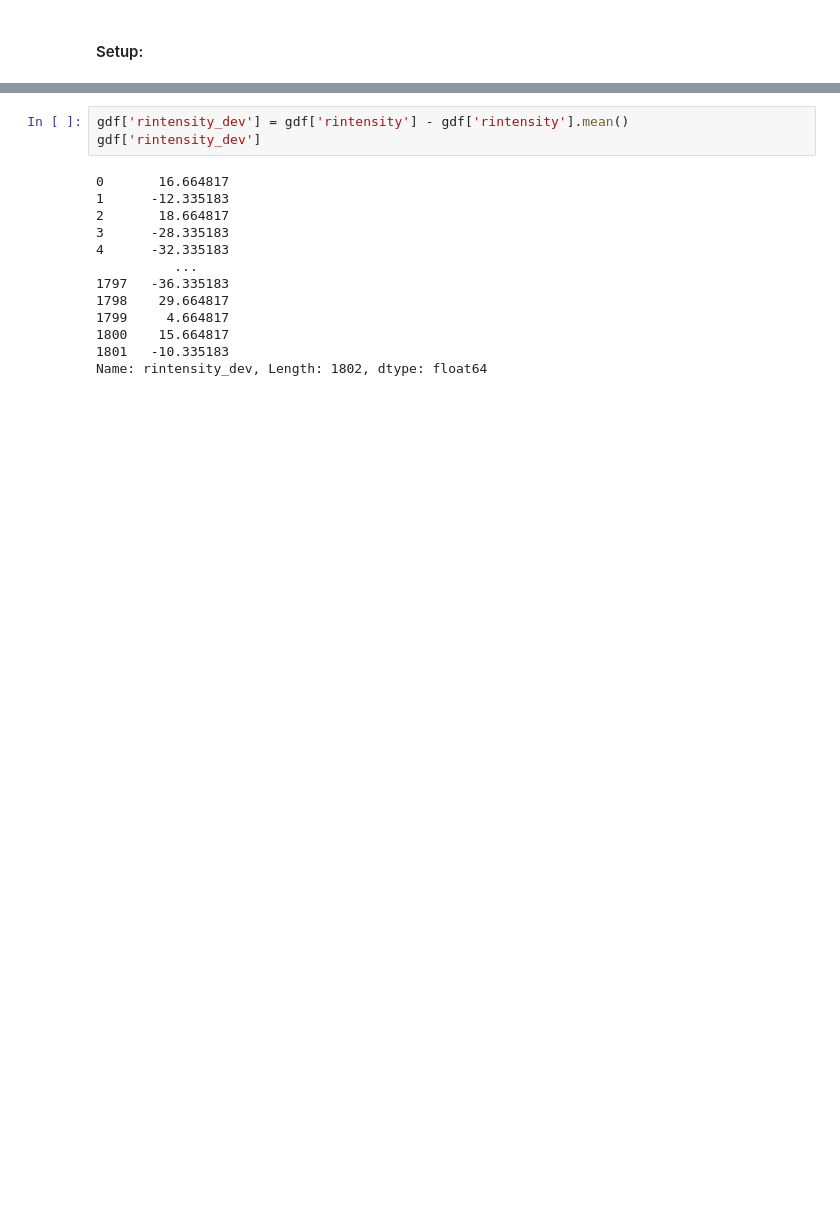
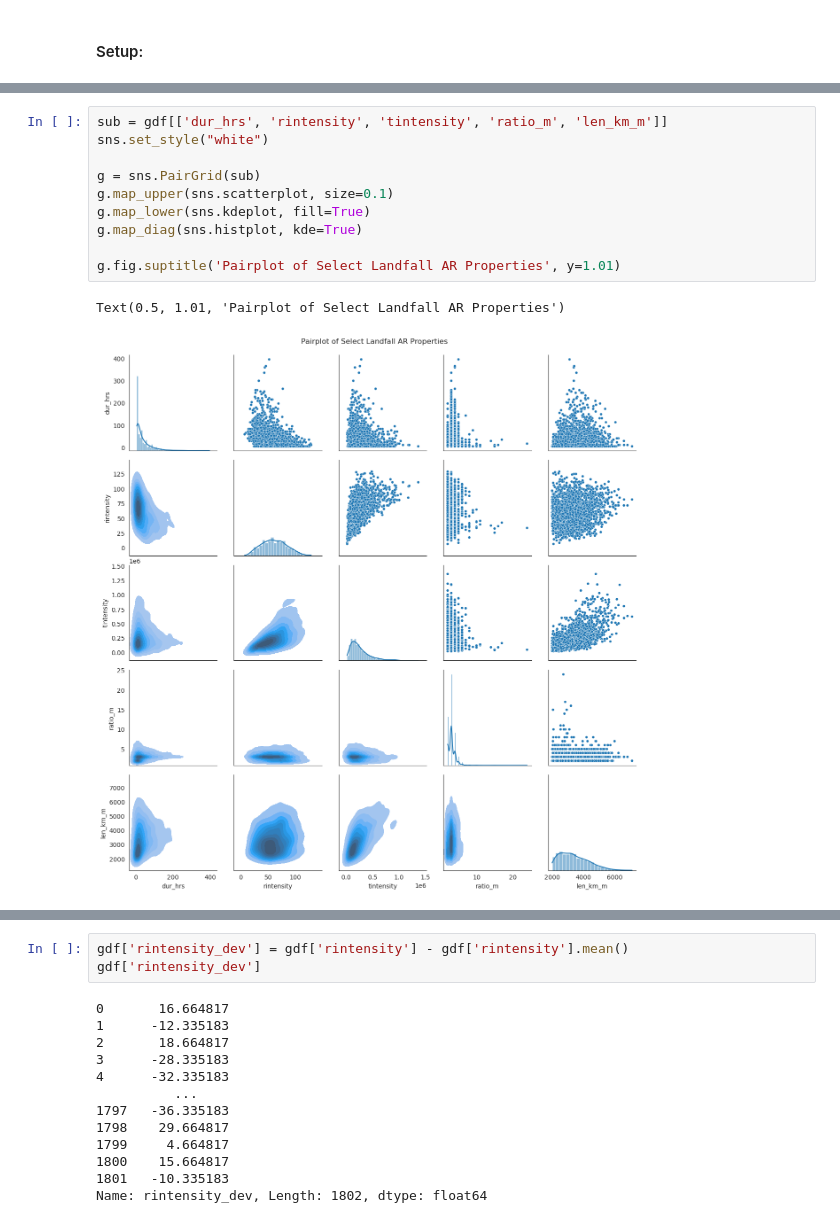
Before and after one commit to ua-snap/ar_avalanche, a Jupyter notebook: AR_QC.ipynb, the cells around one changed output, grey strips where cells are left out. Drawn from its saved outputs; the diff is of its cells as text; blank space fills up the shorter version.

```diff
--- a/AR_QC.ipynb
+++ b/AR_QC.ipynb
@@ -101,3 +173,16 @@ gdf = ar_events
+# %%
+sub = gdf[['dur_hrs', 'rintensity', 'tintensity', 'ratio_m', 'len_km_m']]
+sns.set_style("white")
+
+g = sns.PairGrid(sub)
+g.map_upper(sns.scatterplot, size=0.1)
+g.map_lower(sns.kdeplot, fill=True)
+g.map_diag(sns.histplot, kde=True)
+
+g.fig.suptitle('Pairplot of Select Landfall AR Properties', y=1.01)
+# %% [output]
+Text(0.5, 1.01, 'Pairplot of Select Landfall AR Properties')
+[figure, added]
 # %%
 gdf["Year"] = gdf.start.apply(lambda x: x.year)
 gdf["Month"] = gdf.end.apply(lambda x: x.month)
```
Also changed, not shown: parts of 21 cells of this notebook.
